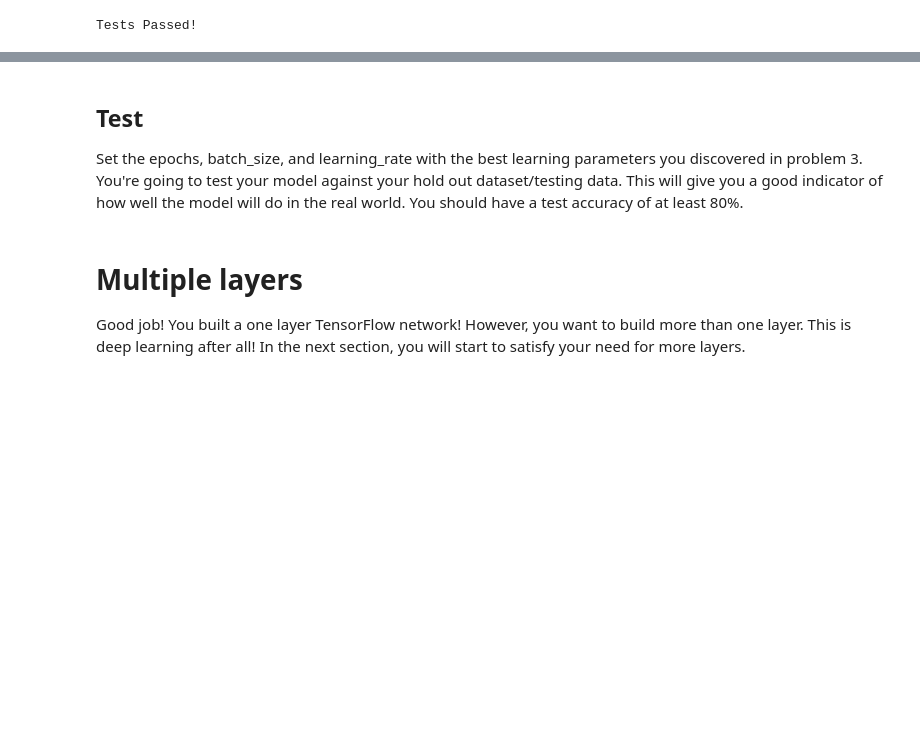
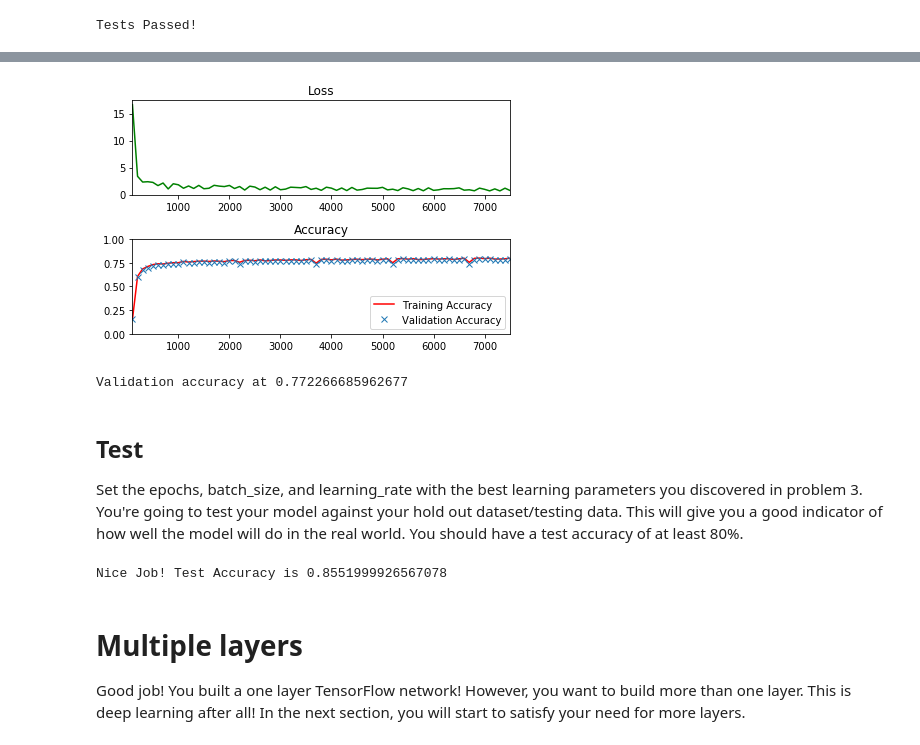
Before and after one commit to luisfelipewb/RoboND-NN-Lab, a Jupyter notebook: NN_lab.ipynb, the cells around one changed output, grey strips where cells are left out. Saved outputs shown, nothing was run; the diff lists cells and outputs as text; code cells hidden in the pictures; blank space fills up the shorter version.

Commit message:
Problem 3 and Test

```diff
--- a/NN_lab.ipynb
+++ b/NN_lab.ipynb
@@ -366,9 +368,36 @@ The code will print out a Loss and Accuracy graph, so you can see how well the n
 *If you're having trouble solving problem 3, you can view the solution [here](https://github.com/udacity/CarND-TensorFlow-Lab/blob/master/solutions.ipynb).*
 # %%
 # TODO: Find the best parameters for each configuration
-# epochs =
-# batch_size =
-# learning_rate =
+# Configuration 1
+#epochs = 1
+#batch_size = 50 # 0.6509333252906799    ---> BEST
+#batch_size = 300 # 0.33559998869895935
+#batch_size = 500 # 0.2234666645526886
+#batch_size = 1000 # 0.18000000715255737
+#batch_size = 2000 # 0.08346666395664215
+#learning_rate = 0.01
+
+# Configuration 2
+#epochs = 1
+#batch_size = 100
+#learning_rate = 0.8 # 0.10186666995286942 -> VERY INSTABLE
+#learning_rate = 0.5 # 0.10186666995286942 -> VERY INSTABLE
+#learning_rate = 0.1 # 0.7421333193778992    ---> BEST
+#learning_rate = 0.05 # 0.7128000259399414
+#learning_rate = 0.01 # 0.5712000131607056
+
+# Configuration 3
+#epochs = 1 # 0.7468000054359436
+#epochs = 2 # 0.7576000094413757
+#epochs = 3 # 0.7645333409309387
+#epochs = 4 # 0.7692000269889832
+#epochs = 5 # 0.775600016117096   ---> BEST
+#batch_size = 100
+#learning_rate = 0.2
+
+epochs = 5 # 0.775600016117096   ---> BEST
+batch_size = 100
+learning_rate = 0.2
 
 
 
@@ -380,7 +409,7 @@ optimizer = tf.train.GradientDescentOptimizer(learning_rate).minimize(loss)
 validation_accuracy = 0.0
 
 # Measurements use for graphing loss and accuracy
-log_batch_step = 50
+log_batch_step = 100
 batches = []
 loss_batch = []
 train_acc_batch = []
@@ -411,33 +440,38 @@ with tf.Session() as session:
             if not batch_i % log_batch_step:
                 # Calculate Training and Validation accuracy
                 training_accuracy = session.run(accuracy, feed_dict=train_feed_dict)
                 validation_accuracy = session.run(accuracy, feed_dict=valid_feed_dict)
 
                 # Log batches
                 previous_batch = batches[-1] if batches else 0
                 batches.append(log_batch_step + previous_batch)
                 loss_batch.append(l)
                 train_acc_batch.append(training_accuracy)
                 valid_acc_batch.append(validation_accuracy)
 
         # Check accuracy against Validation data
         validation_accuracy = session.run(accuracy, feed_dict=valid_feed_dict)
 
+
+
 loss_plot = plt.subplot(211)
 loss_plot.set_title('Loss')
 loss_plot.plot(batches, loss_batch, 'g')
 loss_plot.set_xlim([batches[0], batches[-1]])
 acc_plot = plt.subplot(212)
 acc_plot.set_title('Accuracy')
 acc_plot.plot(batches, train_acc_batch, 'r', label='Training Accuracy')
 acc_plot.plot(batches, valid_acc_batch, 'x', label='Validation Accuracy')
 acc_plot.set_ylim([0, 1.0])
 acc_plot.set_xlim([batches[0], batches[-1]])
 acc_plot.legend(loc=4)
 plt.tight_layout()
 plt.show()
 
 print('Validation accuracy at {}'.format(validation_accuracy))
+# %% [output]
+[figure, added]
+Validation accuracy at 0.772266685962677
 # %% [markdown]
 ## Test
 Set the epochs, batch_size, and learning_rate with the best learning parameters you discovered in problem 3.  You're going to test your model against your hold out dataset/testing data.  This will give you a good indicator of how well the model will do in the real world.  You should have a test accuracy of at least 80%.
@@ -446,7 +480,9 @@ Set the epochs, batch_size, and learning_rate with the best learning parameters
 # epochs =
 # batch_size =
 # learning_rate =
-
+epochs = 5
+batch_size = 100
+learning_rate = 0.2
 
 
 ### DON'T MODIFY ANYTHING BELOW ###
@@ -479,6 +515,8 @@ with tf.Session() as session:
 
 assert test_accuracy >= 0.80, 'Test accuracy at {}, should be equal to or greater than 0.80'.format(test_accuracy)
 print('Nice Job! Test Accuracy is {}'.format(test_accuracy))
+# %% [output]
+Nice Job! Test Accuracy is 0.8551999926567078
 # %% [markdown]
 # Multiple layers
 Good job!  You built a one layer TensorFlow network!  However, you want to build more than one layer.  This is deep learning after all!  In the next section, you will start to satisfy your need for more layers.
```
Also changed, not shown: parts of 1 cell of this notebook.
